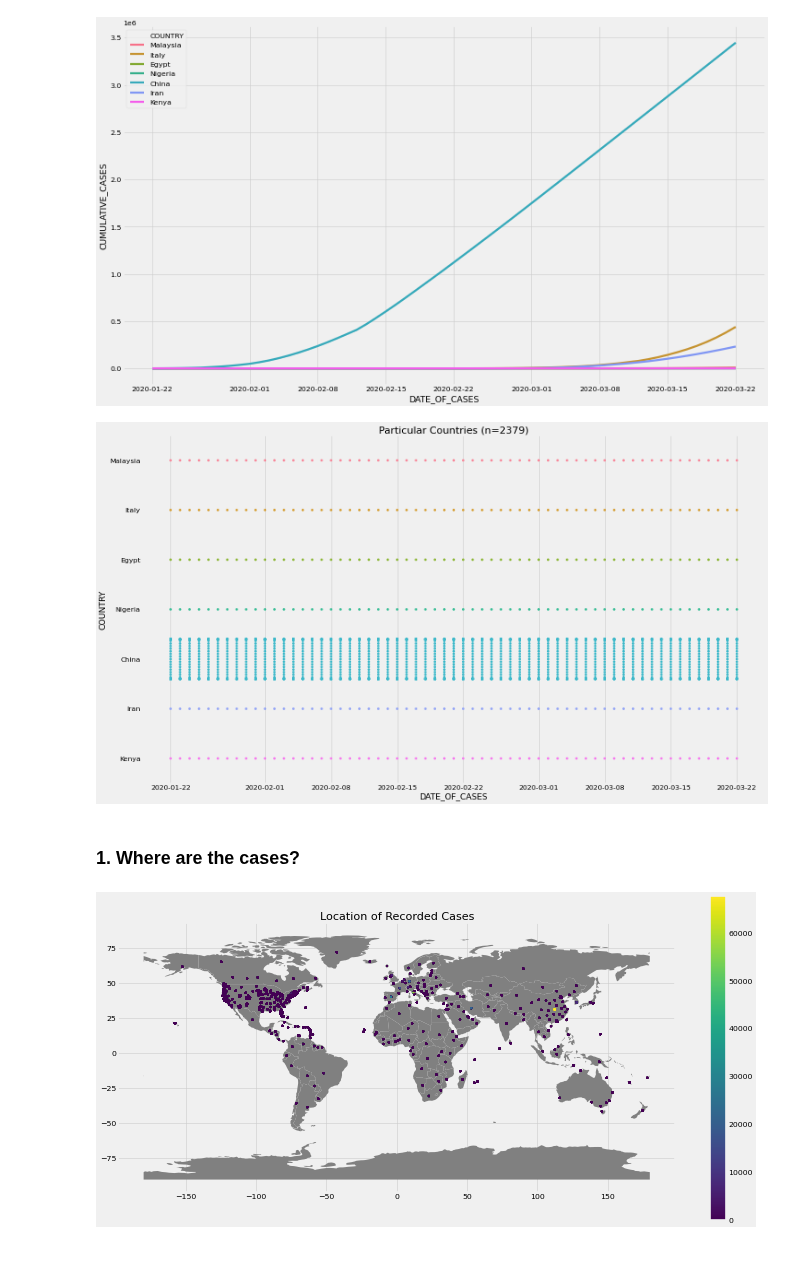
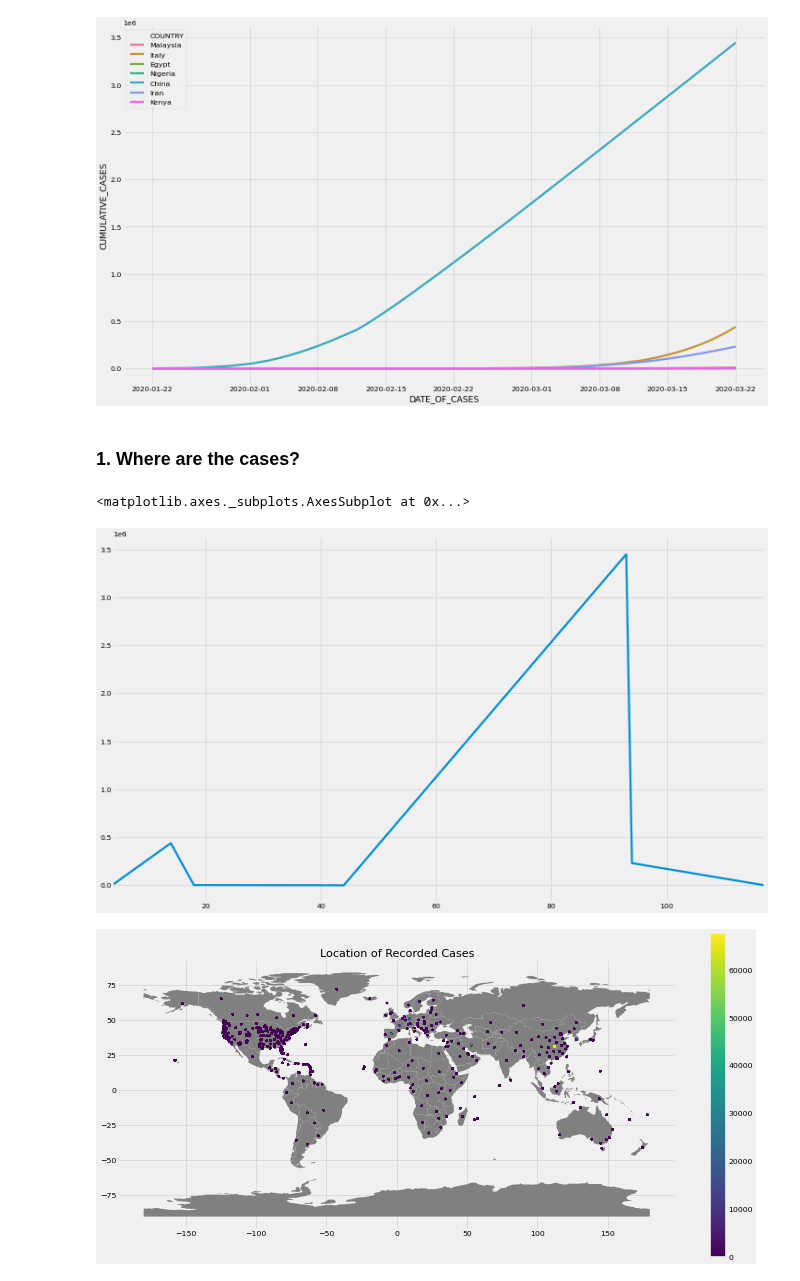
Before and after one commit to bilha-analytics/DataSaysWhat, a Jupyter notebook: ncov19/cases_over_time.ipynb, the cells around one changed output. Cells and saved outputs as stored; diff of their text form; code cells hidden in the pictures; blank space fills up the shorter version.

```diff
--- a/ncov19/cases_over_time.ipynb
+++ b/ncov19/cases_over_time.ipynb
@@ -103,14 +103,16 @@ sns.lineplot(x='DATE_OF_CASES', y='CUMULATIVE_CASES', hue='COUNTRY', data=df_cm[
 # %% [output]
 <matplotlib.axes._subplots.AxesSubplot at 0x...>
 [figure]
-# %%
-hyperz = [ 'US', 'Nigeria', 'Egypt', 'Kenya', 'Italy', 'Iran', 'Malaysia', 'China']
-dtmp = df_cm[df_cm.COUNTRY.isin(hyperz)]
-swarm_grouped( 'Particular Countries (n={})'.format(dtmp.shape[0]), 'DATE_OF_CASES', 'COUNTRY', ['COUNTRY', 'DATE_OF_CASES'], ddata=dtmp)
-# %% [output]
-[figure, removed]
 # %% [markdown]
 ### 1. Where are the cases?
+# %%
+df_latest = df_cm.groupby(['COUNTRY'], sort=False).max().reset_index()
+# %%
+dtmp = df_latest[ df_latest.COUNTRY.isin( hyperz ) ]
+dtmp.CUMULATIVE_CASES.plot()
+# %% [output]
+<matplotlib.axes._subplots.AxesSubplot at 0x...>
+[figure, added]
 # %%
 world = gpd.read_file( gpd.datasets.get_path('naturalearth_lowres') )
 
```
